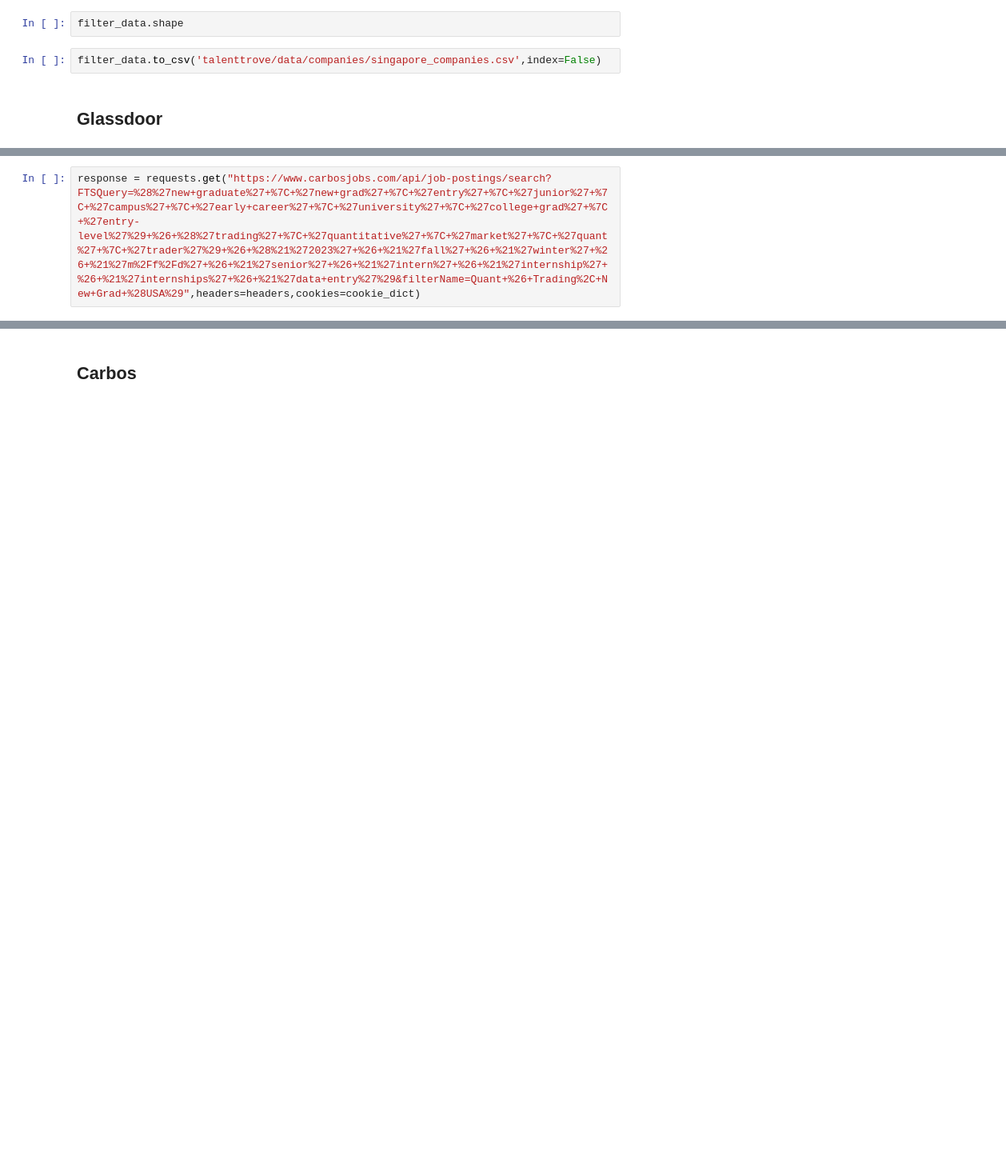
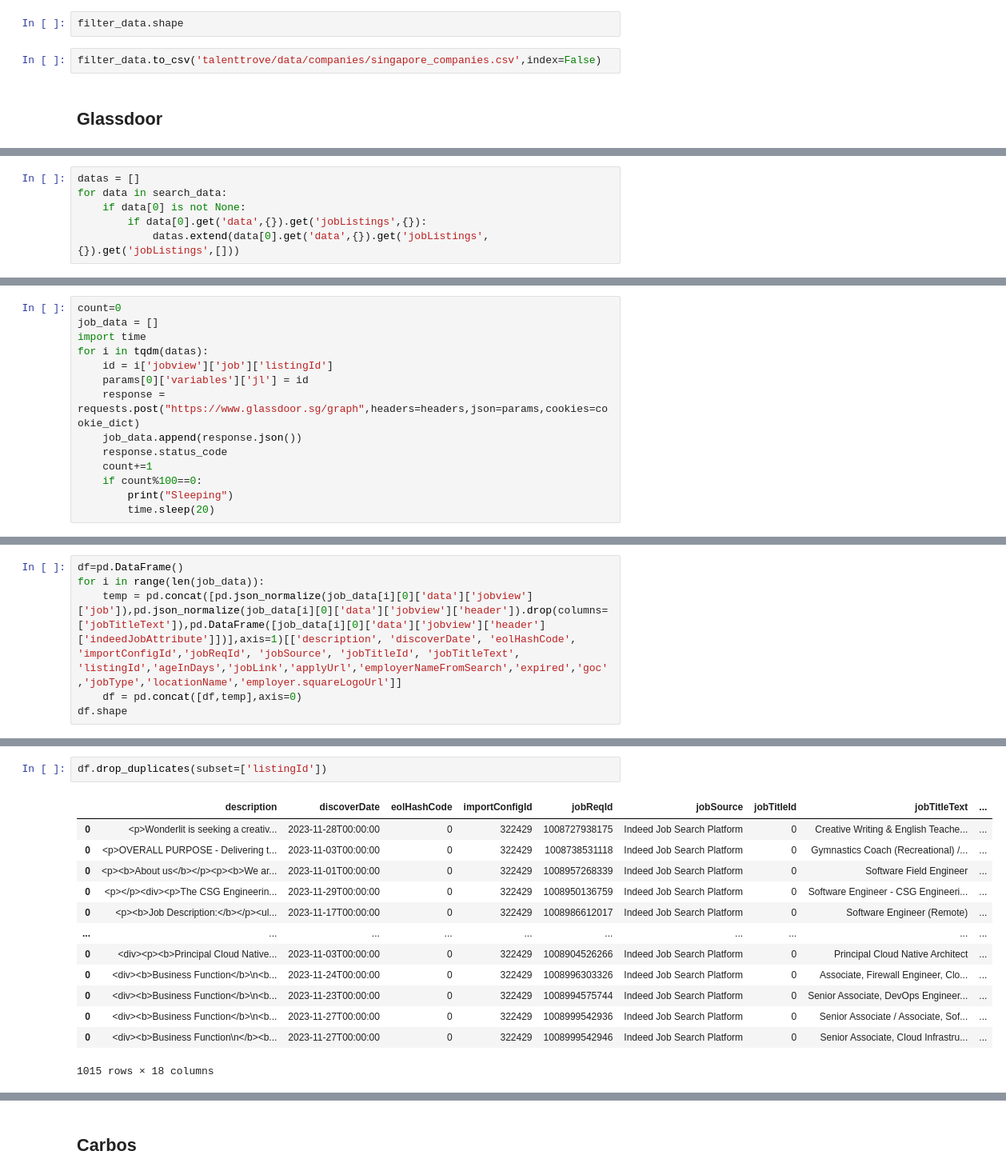
Before and after one commit to caramel2001/TalentTrove, a Jupyter notebook: example.ipynb, the cells around one changed output, grey strips where cells are left out. Shown at 80% size. Saved outputs shown, nothing was run; the diff lists cells and outputs as text; blank space fills up the shorter version.

Commit message:
Glassdoor Example added

```diff
--- a/example.ipynb
+++ b/example.ipynb
@@ -143,2 +121,0 @@ print(cookie_dict)
-# %%
-response = requests.get("https://www.carbosjobs.com/api/job-postings/search?FTSQuery=%28%27new+graduate%27+%7C+%27new+grad%27+%7C+%27entry%27+%7C+%27junior%27+%7C+%27campus%27+%7C+%27early+career%27+%7C+%27university%27+%7C+%27college+grad%27+%7C+%27entry-level%27%29+%26+%28%27trading%27+%7C+%27quantitative%27+%7C+%27market%27+%7C+%27quant%27+%7C+%27trader%27%29+%26+%28%21%272023%27+%26+%21%27fall%27+%26+%21%27winter%27+%26+%21%27m%2Ff%2Fd%27+%26+%21%27senior%27+%26+%21%27intern%27+%26+%21%27internship%27+%26+%21%27internships%27+%26+%21%27data+entry%27%29&filterName=Quant+%26+Trading%2C+New+Grad+%28USA%29",headers=headers,cookies=cookie_dict)
@@ -151,0 +154,6 @@ https://www.linkedin.com/jobs/search/?f_C=1009%2C155134%2C9263339%2C3634137&geoI
+# %%
+datas = []
+for data in search_data:
+    if data[0] is not None:
+        if data[0].get('data',{}).get('jobListings',{}):
+            datas.extend(data[0].get('data',{}).get('jobListings',{}).get('jobListings',[]))
@@ -151,0 +197,14 @@ https://www.linkedin.com/jobs/search/?f_C=1009%2C155134%2C9263339%2C3634137&geoI
+# %%
+count=0
+job_data = []
+import time
+for i in tqdm(datas):
+    id = i['jobview']['job']['listingId']
+    params[0]['variables']['jl'] = id
+    response = requests.post("https://www.glassdoor.sg/graph",headers=headers,json=params,cookies=cookie_dict)
+    job_data.append(response.json())
+    response.status_code
+    count+=1
+    if count%100==0:
+        print("Sleeping")
+        time.sleep(20)
@@ -151,0 +218,6 @@ https://www.linkedin.com/jobs/search/?f_C=1009%2C155134%2C9263339%2C3634137&geoI
+# %%
+df=pd.DataFrame()
+for i in range(len(job_data)):
+    temp = pd.concat([pd.json_normalize(job_data[i][0]['data']['jobview']['job']),pd.json_normalize(job_data[i][0]['data']['jobview']['header']).drop(columns=['jobTitleText']),pd.DataFrame([job_data[i][0]['data']['jobview']['header']['indeedJobAttribute']])],axis=1)[['description', 'discoverDate', 'eolHashCode', 'importConfigId','jobReqId', 'jobSource', 'jobTitleId', 'jobTitleText', 'listingId','ageInDays','jobLink','applyUrl','employerNameFromSearch','expired','goc','jobType','locationName','employer.squareLogoUrl']]
+    df = pd.concat([df,temp],axis=0)
+df.shape
@@ -151,0 +232,16 @@ https://www.linkedin.com/jobs/search/?f_C=1009%2C155134%2C9263339%2C3634137&geoI
+# %%
+df.drop_duplicates(subset=['listingId'])
+# %% [output]
+|  | description | discoverDate | eolHashCode | importConfigId | jobReqId | jobSource | jobTitleId | jobTitleText | ... |
+| 0 | <p>Wonderlit is seeking a creativ... | 2023-11-28T00:00:00 | 0 | 322429 | 1008727938175 | Indeed Job Search Platform | 0 | Creative Writing & English Teache... | ... |
+| 0 | <p>OVERALL PURPOSE - Delivering t... | 2023-11-03T00:00:00 | 0 | 322429 | 1008738531118 | Indeed Job Search Platform | 0 | Gymnastics Coach (Recreational) /... | ... |
+| 0 | <p><b>About us</b></p><p><b>We ar... | 2023-11-01T00:00:00 | 0 | 322429 | 1008957268339 | Indeed Job Search Platform | 0 | Software Field Engineer | ... |
+| 0 | <p></p><div><p>The CSG Engineerin... | 2023-11-29T00:00:00 | 0 | 322429 | 1008950136759 | Indeed Job Search Platform | 0 | Software Engineer - CSG Engineeri... | ... |
+| 0 | <p><b>Job Description:</b></p><ul... | 2023-11-17T00:00:00 | 0 | 322429 | 1008986612017 | Indeed Job Search Platform | 0 | Software Engineer (Remote) | ... |
+| ... | ... | ... | ... | ... | ... | ... | ... | ... | ... |
+| 0 | <div><p><b>Principal Cloud Native... | 2023-11-03T00:00:00 | 0 | 322429 | 1008904526266 | Indeed Job Search Platform | 0 | Principal Cloud Native Architect | ... |
+| 0 | <div><b>Business Function</b>\n<b... | 2023-11-24T00:00:00 | 0 | 322429 | 1008996303326 | Indeed Job Search Platform | 0 | Associate, Firewall Engineer, Clo... | ... |
+| 0 | <div><b>Business Function</b>\n<b... | 2023-11-23T00:00:00 | 0 | 322429 | 1008994575744 | Indeed Job Search Platform | 0 | Senior Associate, DevOps Engineer... | ... |
+| 0 | <div><b>Business Function</b>\n<b... | 2023-11-27T00:00:00 | 0 | 322429 | 1008999542936 | Indeed Job Search Platform | 0 | Senior Associate / Associate, Sof... | ... |
+| 0 | <div><b>Business Function\n</b><b... | 2023-11-27T00:00:00 | 0 | 322429 | 1008999542946 | Indeed Job Search Platform | 0 | Senior Associate, Cloud Infrastru... | ... |
+1015 rows × 18 columns
```
Also changed, not shown: parts of 36 cells of this notebook.
